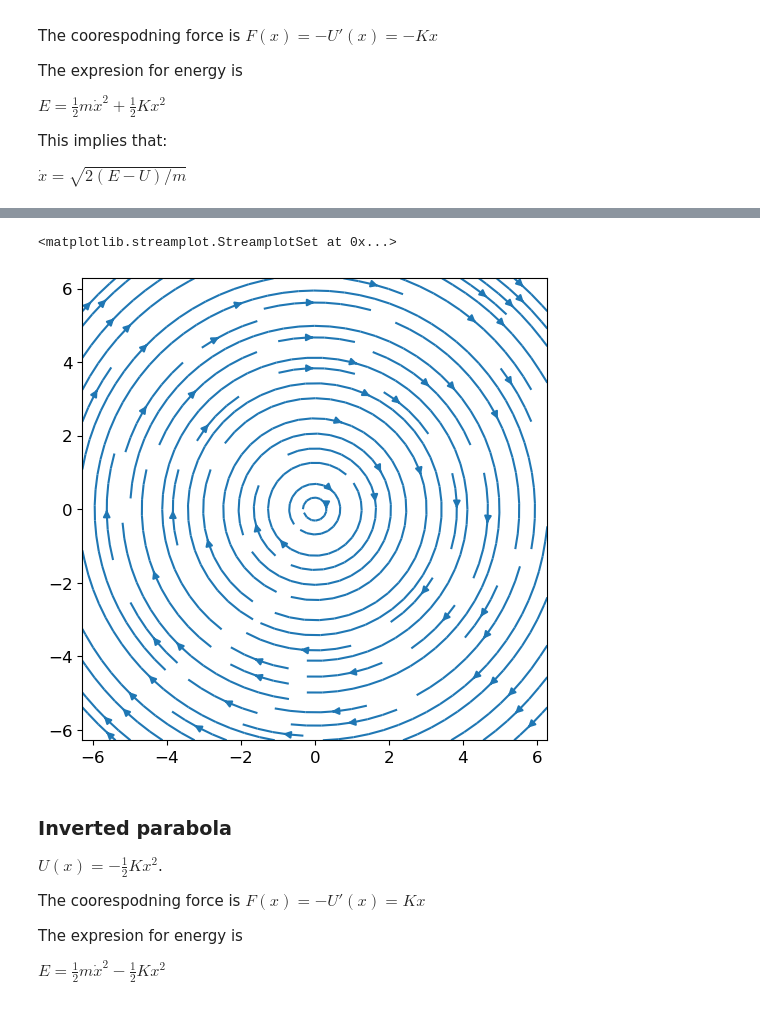
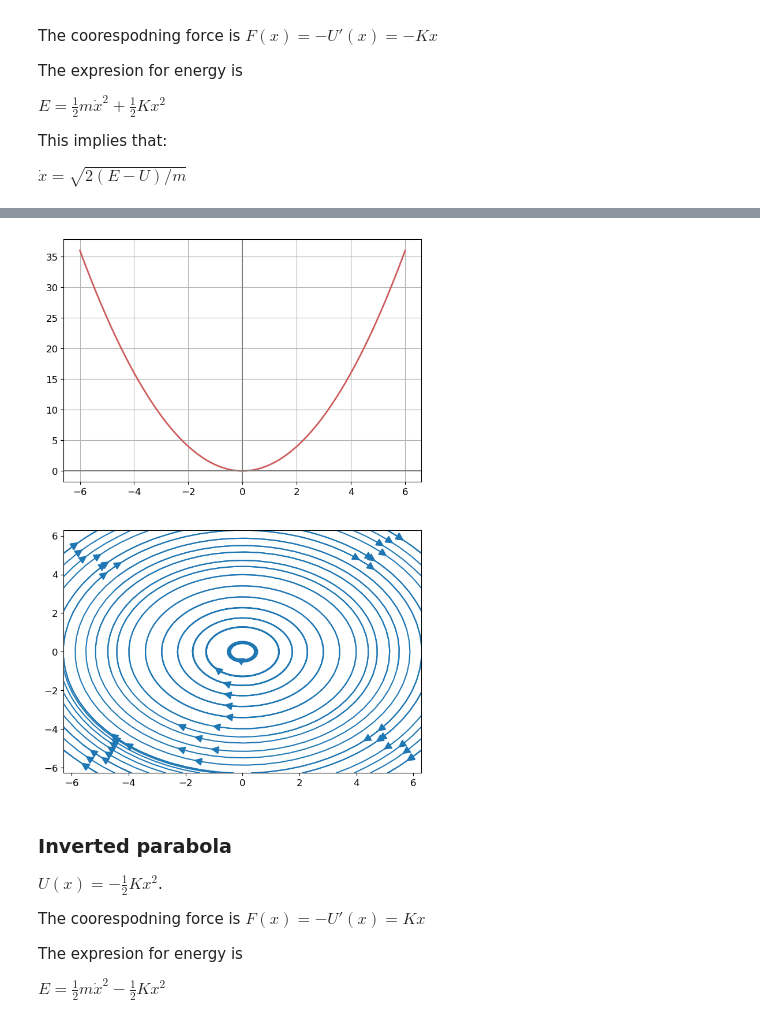
Before and after one commit to rajeshrinet/teaching, a Jupyter notebook: ex2-phasePortraits-streamplot.ipynb, the cells around one changed output, grey strips where cells are left out. Saved outputs shown, nothing was run; the diff lists cells and outputs as text; code cells hidden in the pictures.

```diff
--- a/ex2-phasePortraits-streamplot.ipynb
+++ b/ex2-phasePortraits-streamplot.ipynb
@@ -23,8 +4,0 @@ plt.legend()
-# %%
-x = np.linspace(-5*np.pi, 5*np.pi)
-
-y = 0.5*(np.exp(x) - np.exp(-x))
-
-plt.plot(x, y,  label='y')
-plt.plot(x, np.sinh(x), '--',  label='cosh(x)')
-plt.legend()
@@ -34,8 +4,0 @@ plt.legend()
-# %%
-x = np.linspace(-5*np.pi, 5*np.pi)
-
-y = (np.exp(x) - np.exp(-x))/((np.exp(x) + np.exp(-x)))
-
-plt.plot(x, y,  label='y')
-plt.plot(x, np.tanh(x), '--',  label='tanh(x)')
-plt.legend()
@@ -67,9 +17,3 @@ $E = \frac12 m \dot x^2 + \frac12 K x^2$
 This implies that:
 
 $\dot x = \sqrt{2(E- U)/m}$
-# %%
-xx=1.42;  x = np.linspace(-xx,xx,128);
-
-plt.figure(figsize=(4, 4), dpi=80)
-
-plt.plot(x, x*x)
@@ -79,15 +20,23 @@ plt.plot(x, x*x)
 # %%
-plt.figure(figsize=(6, 6), dpi=100)
+plt.figure(figsize=(8, 12), dpi=100)
+
+plt.subplot(211)
+xx=6;  x = np.linspace(-xx,xx,128);
+
+plt.plot(x, x*x, lw=2, color='indianred')
+plt.axvline(x=0, c="gray", label="x=0")
+plt.axhline(y=0, c="gray", label="y=0")
+plt.grid()
+plt.subplot(212)
 Lx, Ly = 2*np.pi, 2*np.pi
-Np = 32
-xG, xdotG = np.meshgrid(np.linspace(-Lx, Lx, Np), np.linspace(-Lx, Lx, Np))
+Np =64
+xG, dot_xG = np.meshgrid(np.linspace(-Lx, Lx, Np), np.linspace(-Lx, Lx, Np))
 
-xddotG = -xG
+ddot_xG = -xG
 
-plt.streamplot(xG, xdotG, xdotG, xddotG)
+plt.streamplot(xG, dot_xG, dot_xG, ddot_xG,density=0.75, broken_streamlines=False, arrowsize=2);
 # %% [output]
-<matplotlib.streamplot.StreamplotSet at 0x...>
-[figure, old version]
+[figure, new version]
 # %% [markdown]
 ### Inverted parabola
 
```
Also changed, not shown: parts of 32 cells of this notebook, 1 other file.
